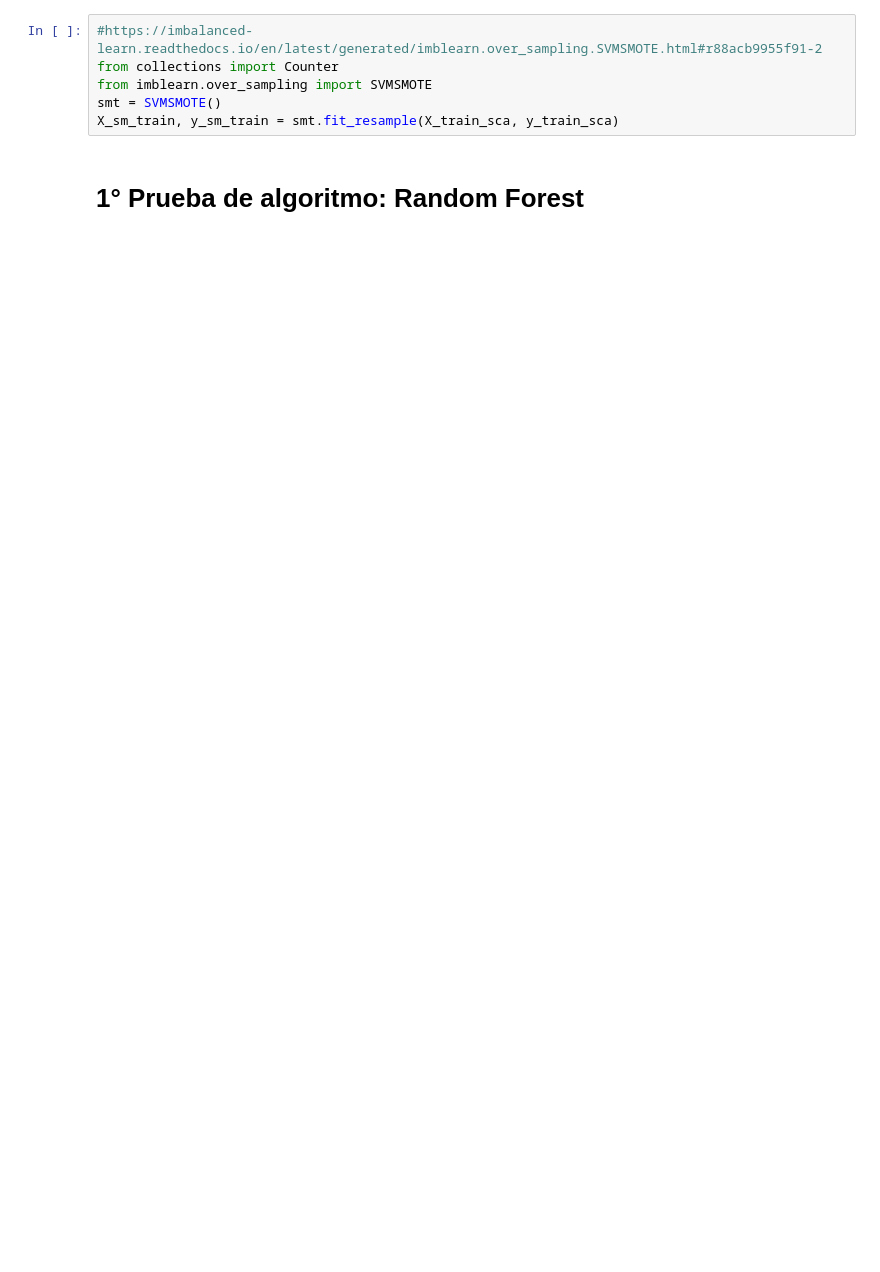
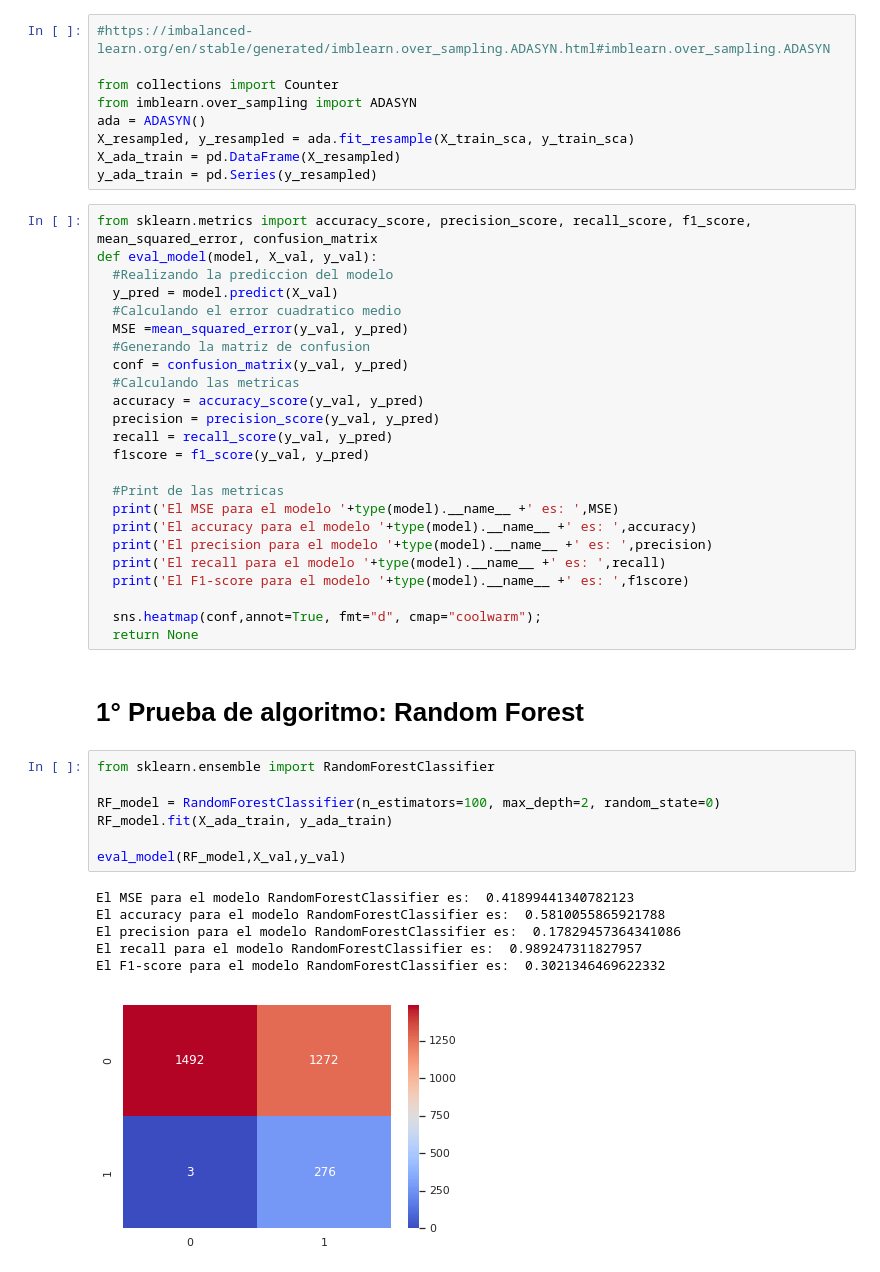
Before and after one commit to MrCycler/ML_PULSAR_CLASSIFICATION_PROJECT, a Jupyter notebook: BALANCEO DE DATA/Pruebas_ADASYN.ipynb, the cells around one changed output. Drawn from its saved outputs; the diff is of its cells as text; blank space fills up the shorter version.

Commit message:
Avance 2 Pruebas ADASYN

```diff
--- a/BALANCEO DE DATA/Pruebas_ADASYN.ipynb
+++ b/BALANCEO DE DATA/Pruebas_ADASYN.ipynb
@@ -70,10 +69,51 @@ y_train_sca.value_counts()
 1.0     1150
 Name: is_pulsar, dtype: int64
 # %%
-#https://imbalanced-learn.readthedocs.io/en/latest/generated/imblearn.over_sampling.SVMSMOTE.html#r88acb9955f91-2
+#https://imbalanced-learn.org/en/stable/generated/imblearn.over_sampling.ADASYN.html#imblearn.over_sampling.ADASYN
+
 from collections import Counter
-from imblearn.over_sampling import SVMSMOTE
-smt = SVMSMOTE()
-X_sm_train, y_sm_train = smt.fit_resample(X_train_sca, y_train_sca)
+from imblearn.over_sampling import ADASYN
+ada = ADASYN()
+X_resampled, y_resampled = ada.fit_resample(X_train_sca, y_train_sca)
+X_ada_train = pd.DataFrame(X_resampled)
+y_ada_train = pd.Series(y_resampled)
+# %%
+from sklearn.metrics import accuracy_score, precision_score, recall_score, f1_score, mean_squared_error, confusion_matrix
+def eval_model(model, X_val, y_val):
+  #Realizando la prediccion del modelo
+  y_pred = model.predict(X_val)
+  #Calculando el error cuadratico medio
+  MSE =mean_squared_error(y_val, y_pred)
+  #Generando la matriz de confusion
+  conf = confusion_matrix(y_val, y_pred)
+  #Calculando las metricas
+  accuracy = accuracy_score(y_val, y_pred)
+  precision = precision_score(y_val, y_pred)
+  recall = recall_score(y_val, y_pred)
+  f1score = f1_score(y_val, y_pred)
+
+  #Print de las metricas
+  print('El MSE para el modelo '+type(model).__name__ +' es: ',MSE)
+  print('El accuracy para el modelo '+type(model).__name__ +' es: ',accuracy)
+  print('El precision para el modelo '+type(model).__name__ +' es: ',precision)
+  print('El recall para el modelo '+type(model).__name__ +' es: ',recall)
+  print('El F1-score para el modelo '+type(model).__name__ +' es: ',f1score)
+
+  sns.heatmap(conf,annot=True, fmt="d", cmap="coolwarm");
+  return None
 # %% [markdown]
 # **1° Prueba de algoritmo: Random Forest**
+# %%
+from sklearn.ensemble import RandomForestClassifier
+
+RF_model = RandomForestClassifier(n_estimators=100, max_depth=2, random_state=0)
+RF_model.fit(X_ada_train, y_ada_train)
+
+eval_model(RF_model,X_val,y_val)
+# %% [output]
+El MSE para el modelo RandomForestClassifier es:  0.41899441340782123
+El accuracy para el modelo RandomForestClassifier es:  0.5810055865921788
+El precision para el modelo RandomForestClassifier es:  0.17829457364341086
+El recall para el modelo RandomForestClassifier es:  0.989247311827957
+El F1-score para el modelo RandomForestClassifier es:  0.3021346469622332
+[figure, added]
```
Also changed, not shown: parts of 7 cells of this notebook.
